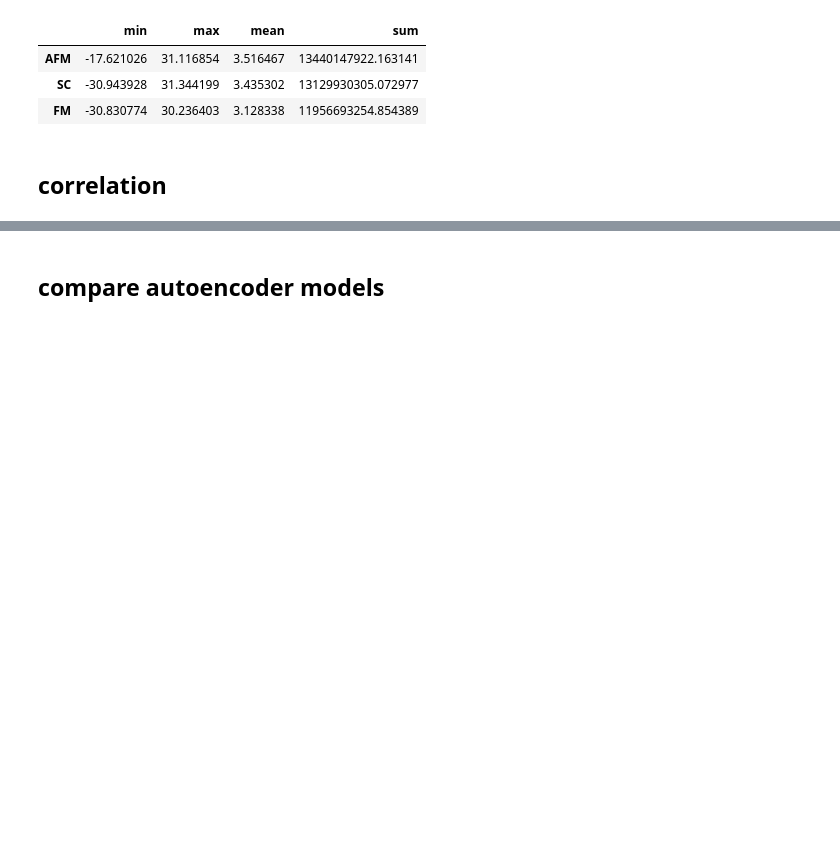
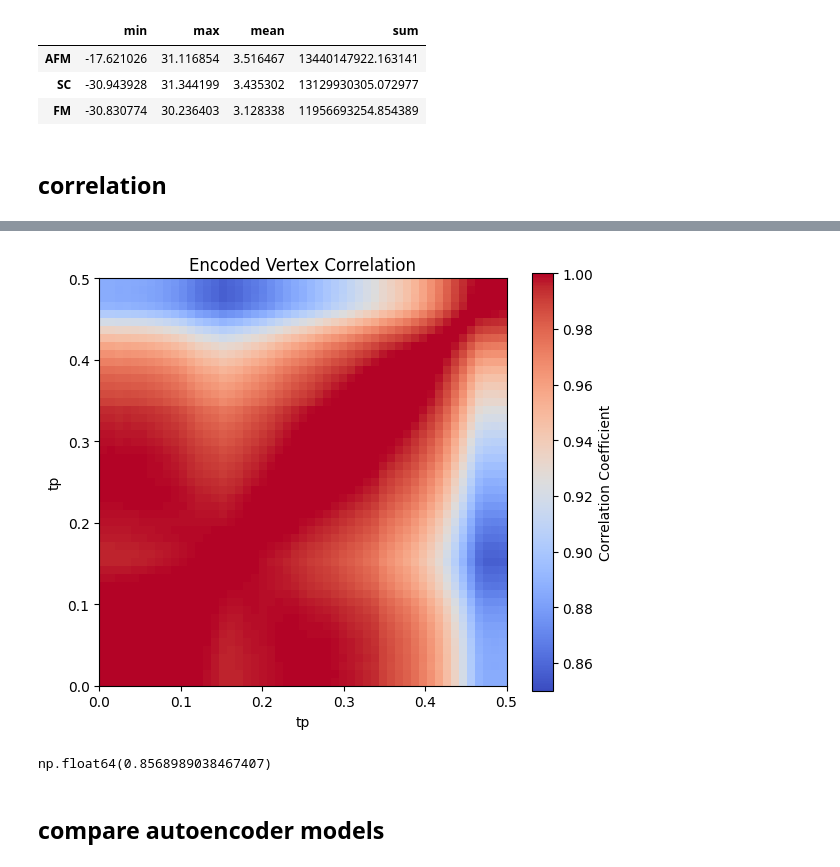
Before and after one commit to DanielSpringer/PhysML, a Jupyter notebook: notebooks/vertex/plot_results.ipynb, the cells around one changed output, grey strips where cells are left out. Saved outputs shown, nothing was run; the diff lists cells and outputs as text; code cells hidden in the pictures; blank space fills up the shorter version.

```diff
--- a/notebooks/vertex/plot_results.ipynb
+++ b/notebooks/vertex/plot_results.ipynb
@@ -76,3 +77,12 @@ vertvis.plot_correlation(cor_mat, "Vertex Correlation")
+# %%
+cor_mat = np.load(f'cor_mat_latent_1-1-ld32.npy')
+vertvis.plot_correlation(cor_mat, "Encoded Vertex Correlation", vmin=0.85)
+# %% [output]
+[figure, added]
+# %%
+cor_mat.min()
+# %% [output]
+np.float64(0.8568989038467407)
 # %% [markdown]
 ## compare autoencoder models
 # %%
```
Also changed, not shown: parts of 8 cells of this notebook, 14 other files.
